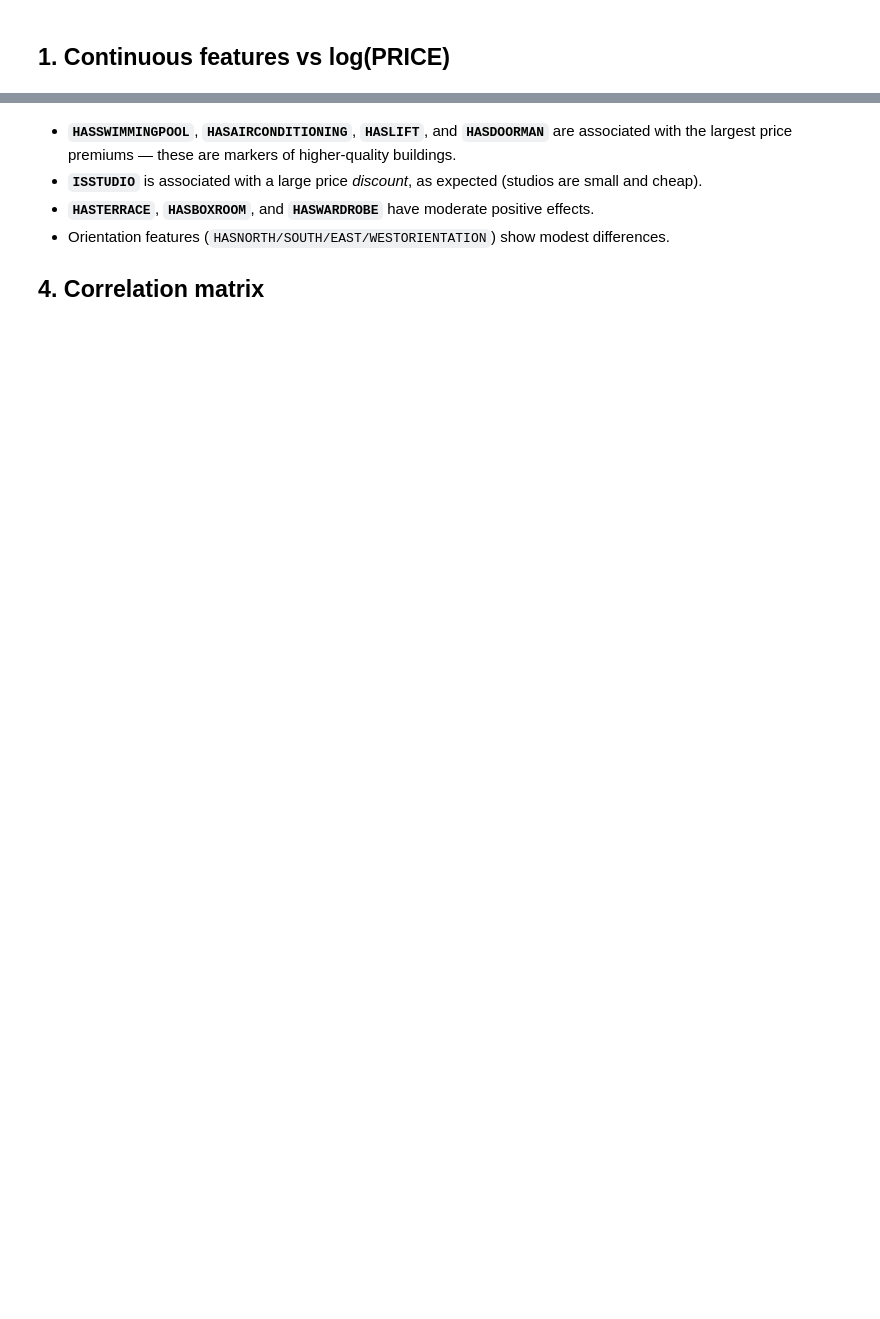
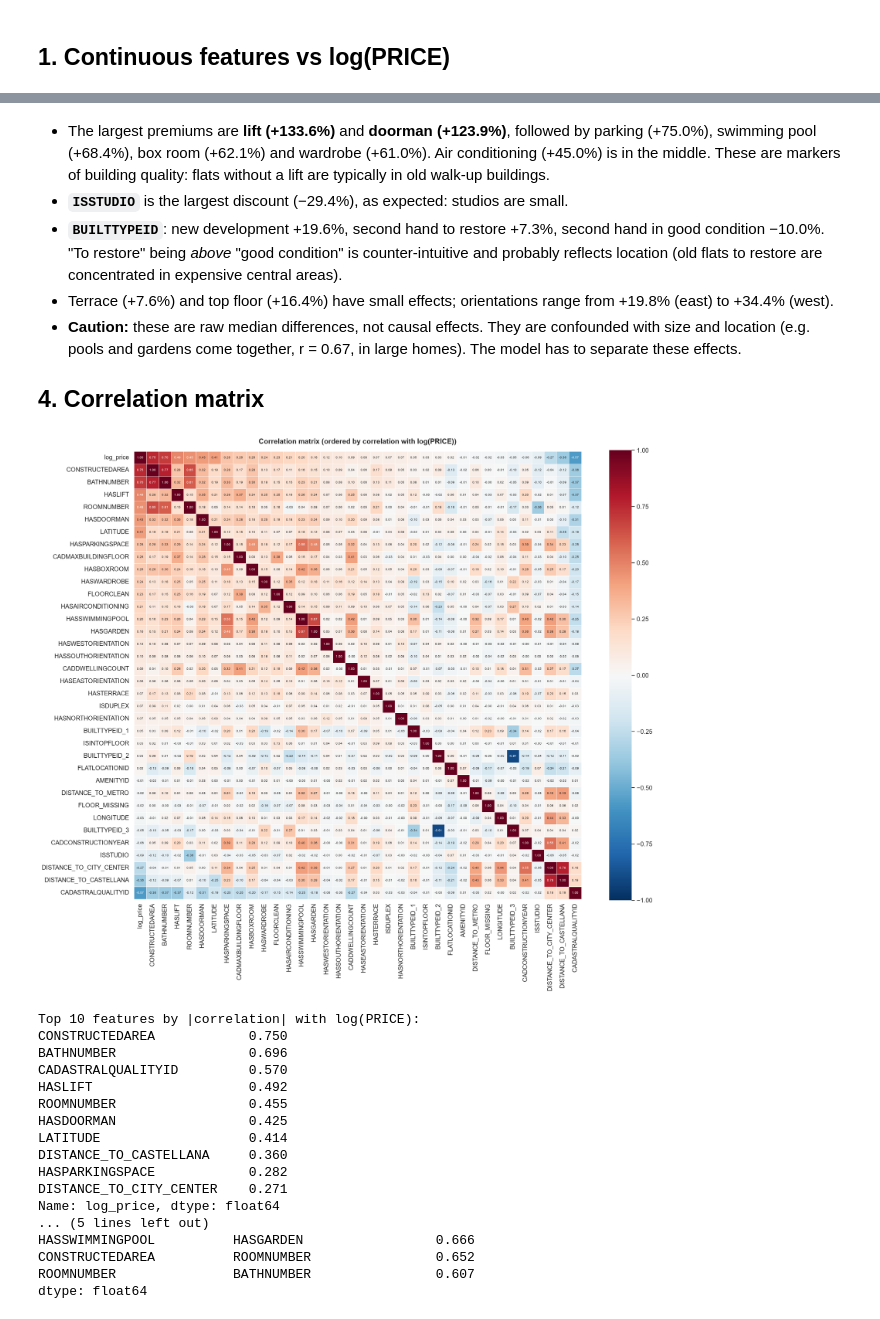
Before and after one commit to PabloMonteroRuiz/machine-learning-airbnb, a Jupyter notebook: notebooks/03_bivariate_analysis_and_conclusions.ipynb, the cells around one changed output, grey strips where cells are left out. Saved outputs shown, nothing was run; the diff lists cells and outputs as text; code cells hidden in the pictures; blank space fills up the shorter version.

```diff
--- a/notebooks/03_bivariate_analysis_and_conclusions.ipynb
+++ b/notebooks/03_bivariate_analysis_and_conclusions.ipynb
@@ -170,30 +199,52 @@ print(price_diff.round(1))
 # %% [markdown]
-- **`HASSWIMMINGPOOL`**, **`HASAIRCONDITIONING`**, **`HASLIFT`**, and **`HASDOORMAN`** are associated with the largest price premiums — these are markers of higher-quality buildings.
-- **`ISSTUDIO`** is associated with a large price *discount*, as expected (studios are small and cheap).
-- **`HASTERRACE`**, **`HASBOXROOM`**, and **`HASWARDROBE`** have moderate positive effects.
-- Orientation features (`HASNORTH/SOUTH/EAST/WESTORIENTATION`) show modest differences.
+- The largest premiums are **lift (+133.6%)** and **doorman (+123.9%)**, followed by parking (+75.0%), swimming pool (+68.4%), box room (+62.1%) and wardrobe (+61.0%). Air conditioning (+45.0%) is in the middle. These are markers of building quality: flats without a lift are typically in old walk-up buildings.
+- **`ISSTUDIO`** is the largest discount (−29.4%), as expected: studios are small.
+- **`BUILTTYPEID`**: new development +19.6%, second hand to restore +7.3%, second hand in good condition −10.0%. "To restore" being *above* "good condition" is counter-intuitive and probably reflects location (old flats to restore are concentrated in expensive central areas).
+- Terrace (+7.6%) and top floor (+16.4%) have small effects; orientations range from +19.8% (east) to +34.4% (west).
+- **Caution:** these are raw median differences, not causal effects. They are confounded with size and location (e.g. pools and gardens come together, r = 0.67, in large homes). The model has to separate these effects.
 
 ## 4. Correlation matrix
 # %%
-numeric_cols = df.select_dtypes(include=[np.number]).columns.tolist()
-exclude = ["log_price"]
-numeric_cols = [c for c in numeric_cols if c not in exclude]
-
+numeric_cols = df.select_dtypes(include=[np.number]).columns.drop("PRICE").tolist()
 corr = df[numeric_cols].corr()
 
-# Sort by correlation with PRICE
-price_corr = corr["PRICE"].drop("PRICE").sort_values(ascending=False)
-ordered_cols = ["PRICE"] + price_corr.index.tolist()
+# Sort by correlation with the target, log(PRICE)
+target_corr = corr["log_price"].drop("log_price").sort_values(ascending=False)
+ordered_cols = ["log_price"] + target_corr.index.tolist()
 
 fig, ax = plt.subplots(figsize=(18, 15))
 sns.heatmap(corr.loc[ordered_cols, ordered_cols], annot=True, fmt=".2f",
             cmap="RdBu_r", center=0, ax=ax, square=True,
-            annot_kws={"size": 6}, vmin=-1, vmax=1,
-            linewidths=0.3, linecolor="white")
-ax.set_title("Correlation matrix (ordered by correlation with PRICE)", fontsize=14, fontweight="bold", pad=15)
+            annot_kws={"size": 6}, vmin=-1, vmax=1, linewidths=0.3, linecolor="white")
+ax.set_title("Correlation matrix (ordered by correlation with log(PRICE))", fontsize=14, fontweight="bold", pad=15)
 plt.tight_layout()
 plt.show()
 
-print("Top 10 features by |correlation| with PRICE:")
-print(price_corr.abs().sort_values(ascending=False).head(10).round(3))
+print("Top 10 features by |correlation| with log(PRICE):")
+print(target_corr.abs().sort_values(ascending=False).head(10).round(3))
+
+# Pairs of features that carry almost the same information (multicollinearity)
+feat_corr = corr.drop(index="log_price", columns="log_price").abs()
+upper = feat_corr.where(np.triu(np.ones(feat_corr.shape, dtype=bool), k=1))
+print("\nMost correlated pairs of features:")
+print(upper.stack().sort_values(ascending=False).head(6).round(3))
+# %% [output]
+[figure, added]
+Top 10 features by |correlation| with log(PRICE):
+CONSTRUCTEDAREA            0.750
+BATHNUMBER                 0.696
+CADASTRALQUALITYID         0.570
+HASLIFT                    0.492
+ROOMNUMBER                 0.455
+HASDOORMAN                 0.425
+LATITUDE                   0.414
+DISTANCE_TO_CASTELLANA     0.360
+HASPARKINGSPACE            0.282
+DISTANCE_TO_CITY_CENTER    0.271
+Name: log_price, dtype: float64
+... (5 lines left out)
+HASSWIMMINGPOOL          HASGARDEN                 0.666
+CONSTRUCTEDAREA          ROOMNUMBER                0.652
+ROOMNUMBER               BATHNUMBER                0.607
+dtype: float64
 # %% [markdown]
```
Also changed, not shown: parts of 12 cells of this notebook.
